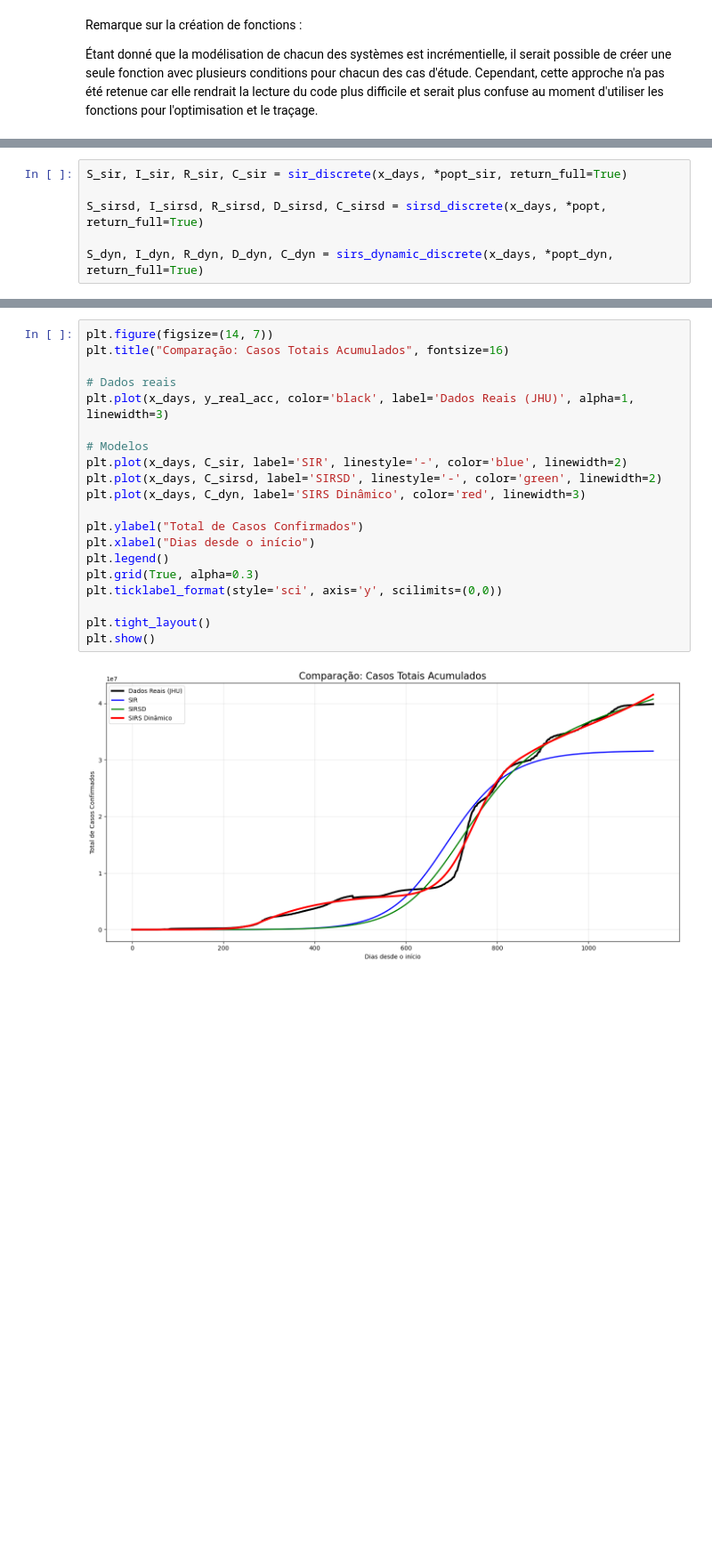
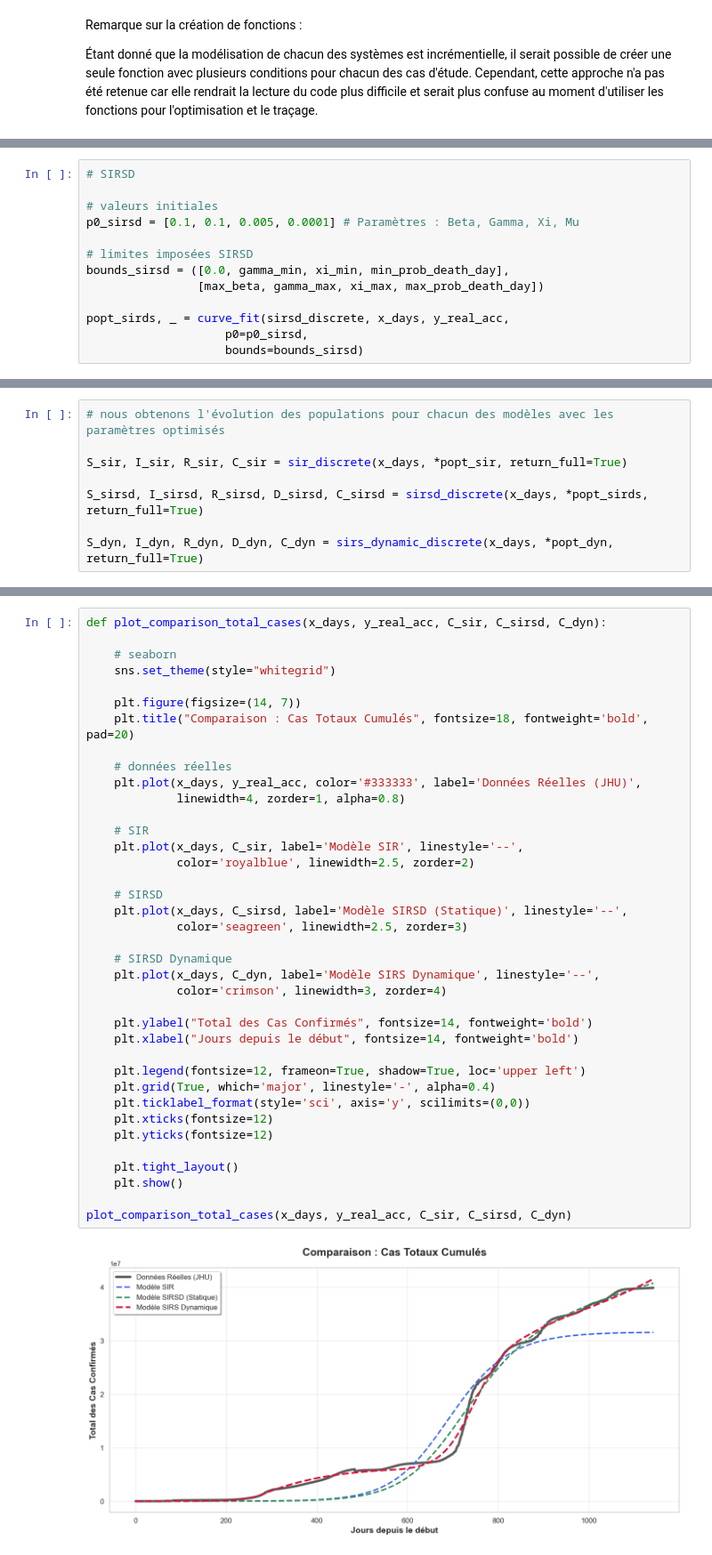
Before and after one commit to pjann42/Informatique-3-Python-Scientifique, a Jupyter notebook: projeto/prj_fr.ipynb, the cells around one changed output, grey strips where cells are left out. Shown at 89% size. Saved outputs shown, nothing was run; the diff lists cells and outputs as text; blank space fills up the shorter version.

```diff
--- a/projeto/prj_fr.ipynb
+++ b/projeto/prj_fr.ipynb
@@ -367,0 +313,13 @@ Com os melhores parâmetros encontrados pelo algoritmo, executamos a simulação
+# %%
+# SIRSD
+
+# valeurs initiales
+p0_sirsd = [0.1, 0.1, 0.005, 0.0001] # Paramètres : Beta, Gamma, Xi, Mu
+
+# limites imposées SIRSD
+bounds_sirsd = ([0.0, gamma_min, xi_min, min_prob_death_day],
+                [max_beta, gamma_max, xi_max, max_prob_death_day])
+
+popt_sirds, _ = curve_fit(sirsd_discrete, x_days, y_real_acc,
+                    p0=p0_sirsd,
+                    bounds=bounds_sirsd)
@@ -368,7 +356,9 @@ Com os melhores parâmetros encontrados pelo algoritmo, executamos a simulação
 # %%
+# nous obtenons l'évolution des populations pour chacun des modèles avec les paramètres optimisés
+
 S_sir, I_sir, R_sir, C_sir = sir_discrete(x_days, *popt_sir, return_full=True)
 
-S_sirsd, I_sirsd, R_sirsd, D_sirsd, C_sirsd = sirsd_discrete(x_days, *popt, return_full=True)
+S_sirsd, I_sirsd, R_sirsd, D_sirsd, C_sirsd = sirsd_discrete(x_days, *popt_sirds, return_full=True)
 
 S_dyn, I_dyn, R_dyn, D_dyn, C_dyn = sirs_dynamic_discrete(x_days, *popt_dyn, return_full=True)
 # %% [markdown]
@@ -472,23 +460,41 @@ Agora, os resultados finais principais mostrados em gráficos. Todos os gráfico
 # %%
-plt.figure(figsize=(14, 7))
-plt.title("Comparação: Casos Totais Acumulados", fontsize=16)
+def plot_comparison_total_cases(x_days, y_real_acc, C_sir, C_sirsd, C_dyn):
 
-# Dados reais
-plt.plot(x_days, y_real_acc, color='black', label='Dados Reais (JHU)', alpha=1, linewidth=3)
+    # seaborn
+    sns.set_theme(style="whitegrid")
 
-# Modelos
-plt.plot(x_days, C_sir, label='SIR', linestyle='-', color='blue', linewidth=2)
-plt.plot(x_days, C_sirsd, label='SIRSD', linestyle='-', color='green', linewidth=2)
-plt.plot(x_days, C_dyn, label='SIRS Dinâmico', color='red', linewidth=3)
+    plt.figure(figsize=(14, 7))
+    plt.title("Comparaison : Cas Totaux Cumulés", fontsize=18, fontweight='bold', pad=20)
 
-plt.ylabel("Total de Casos Confirmados")
-plt.xlabel("Dias desde o início")
-plt.legend()
-plt.grid(True, alpha=0.3)
-plt.ticklabel_format(style='sci', axis='y', scilimits=(0,0))
+    # données réelles
+    plt.plot(x_days, y_real_acc, color='#333333', label='Données Réelles (JHU)',
+             linewidth=4, zorder=1, alpha=0.8)
 
-plt.tight_layout()
-plt.show()
+    # SIR
+    plt.plot(x_days, C_sir, label='Modèle SIR', linestyle='--',
+             color='royalblue', linewidth=2.5, zorder=2)
+
+    # SIRSD
+    plt.plot(x_days, C_sirsd, label='Modèle SIRSD (Statique)', linestyle='--',
+             color='seagreen', linewidth=2.5, zorder=3)
+
+    # SIRSD Dynamique
+    plt.plot(x_days, C_dyn, label='Modèle SIRS Dynamique', linestyle='--',
+             color='crimson', linewidth=3, zorder=4)
+
+    plt.ylabel("Total des Cas Confirmés", fontsize=14, fontweight='bold')
+    plt.xlabel("Jours depuis le début", fontsize=14, fontweight='bold')
+
+    plt.legend(fontsize=12, frameon=True, shadow=True, loc='upper left')
+    plt.grid(True, which='major', linestyle='-', alpha=0.4)
+    plt.ticklabel_format(style='sci', axis='y', scilimits=(0,0))
+    plt.xticks(fontsize=12)
+    plt.yticks(fontsize=12)
+
+    plt.tight_layout()
+    plt.show()
+
+plot_comparison_total_cases(x_days, y_real_acc, C_sir, C_sirsd, C_dyn)
 # %% [output]
-[figure, old version]
+[figure, new version]
 # %%
```
Also changed, not shown: parts of 17 cells of this notebook, 1 other file.
